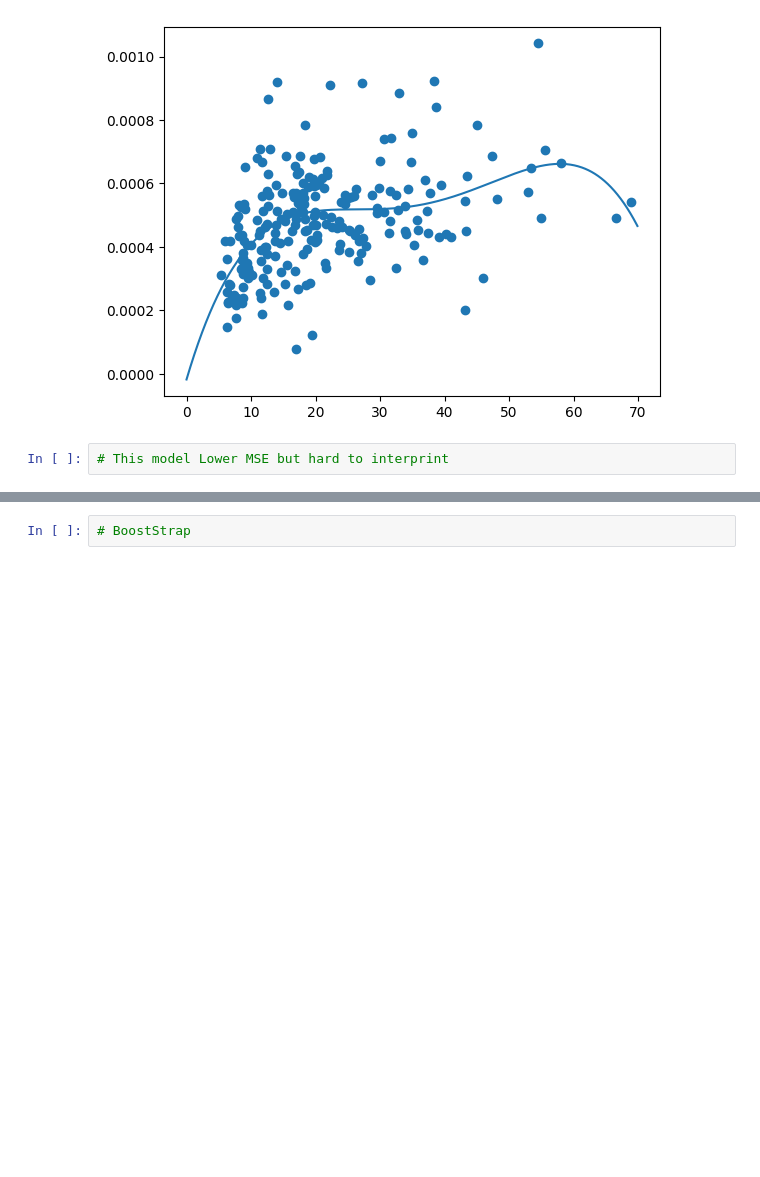
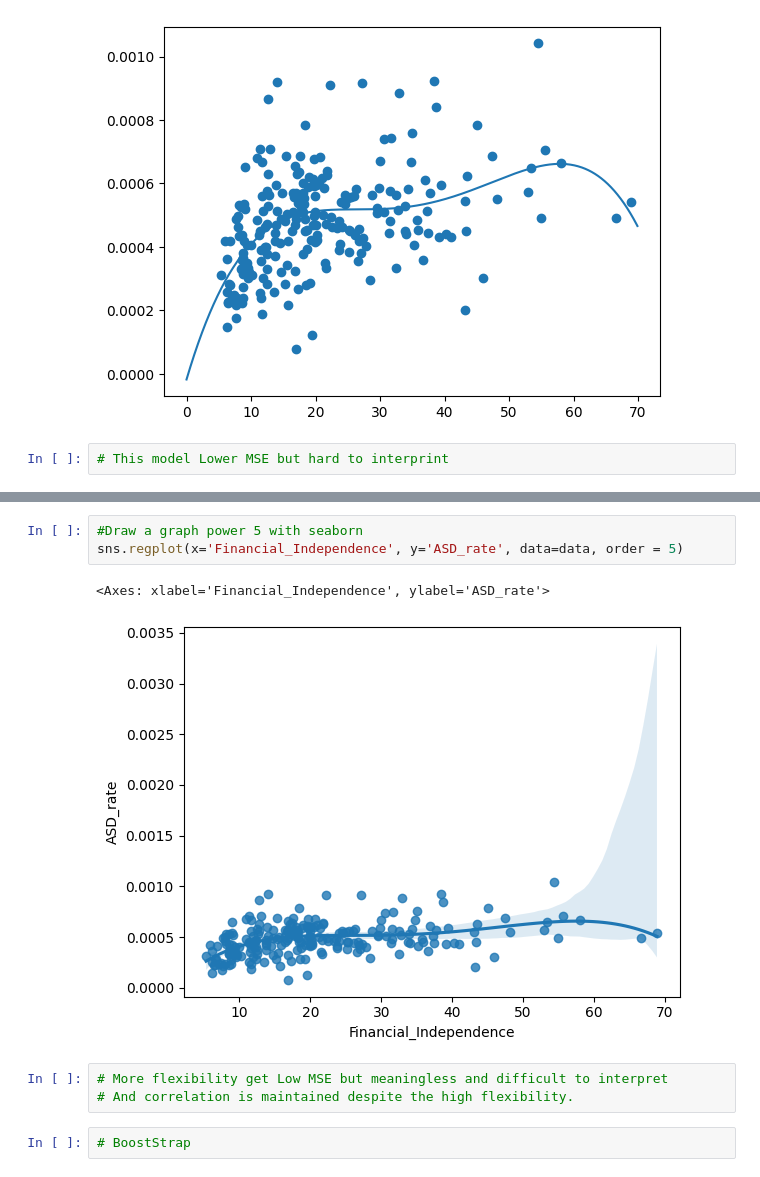
Before and after one commit to milkywaypeko/ASD_FI_Correlation, a Jupyter notebook: ASD_ID_FI_Correlation_Google.ipynb, the cells around one changed output, grey strips where cells are left out. Saved outputs shown, nothing was run; the diff lists cells and outputs as text; blank space fills up the shorter version.

```diff
--- a/ASD_ID_FI_Correlation_Google.ipynb
+++ b/ASD_ID_FI_Correlation_Google.ipynb
@@ -450,3 +459,12 @@ plt.show()
+# %%
+#Draw a graph power 5 with seaborn
+sns.regplot(x='Financial_Independence', y='ASD_rate', data=data, order = 5)
+# %% [output]
+<Axes: xlabel='Financial_Independence', ylabel='ASD_rate'>
+[figure, added]
+# %%
+# More flexibility get Low MSE but meaningless and difficult to interpret
+# And correlation is maintained despite the high flexibility.
 # %%
 # BoostStrap
 # %%
```
Also changed, not shown: parts of 13 cells of this notebook.
